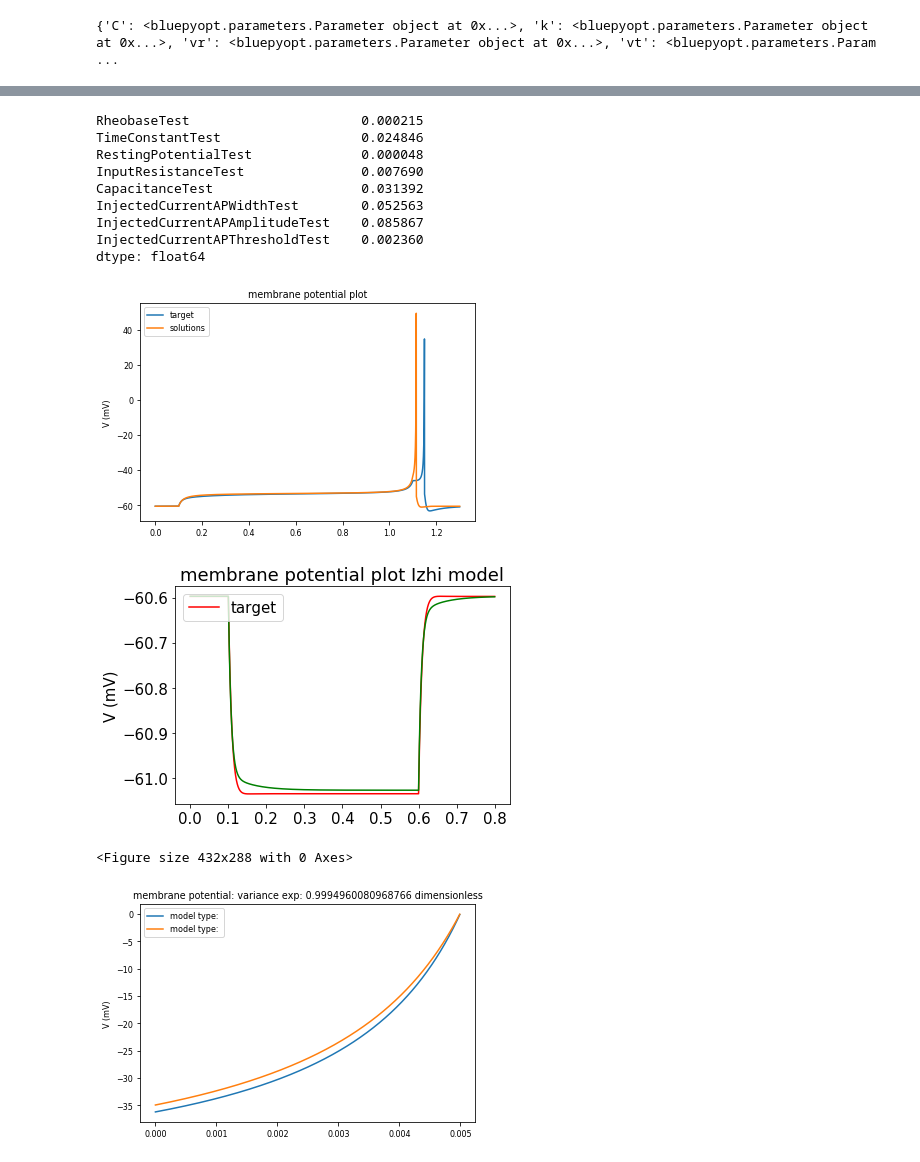
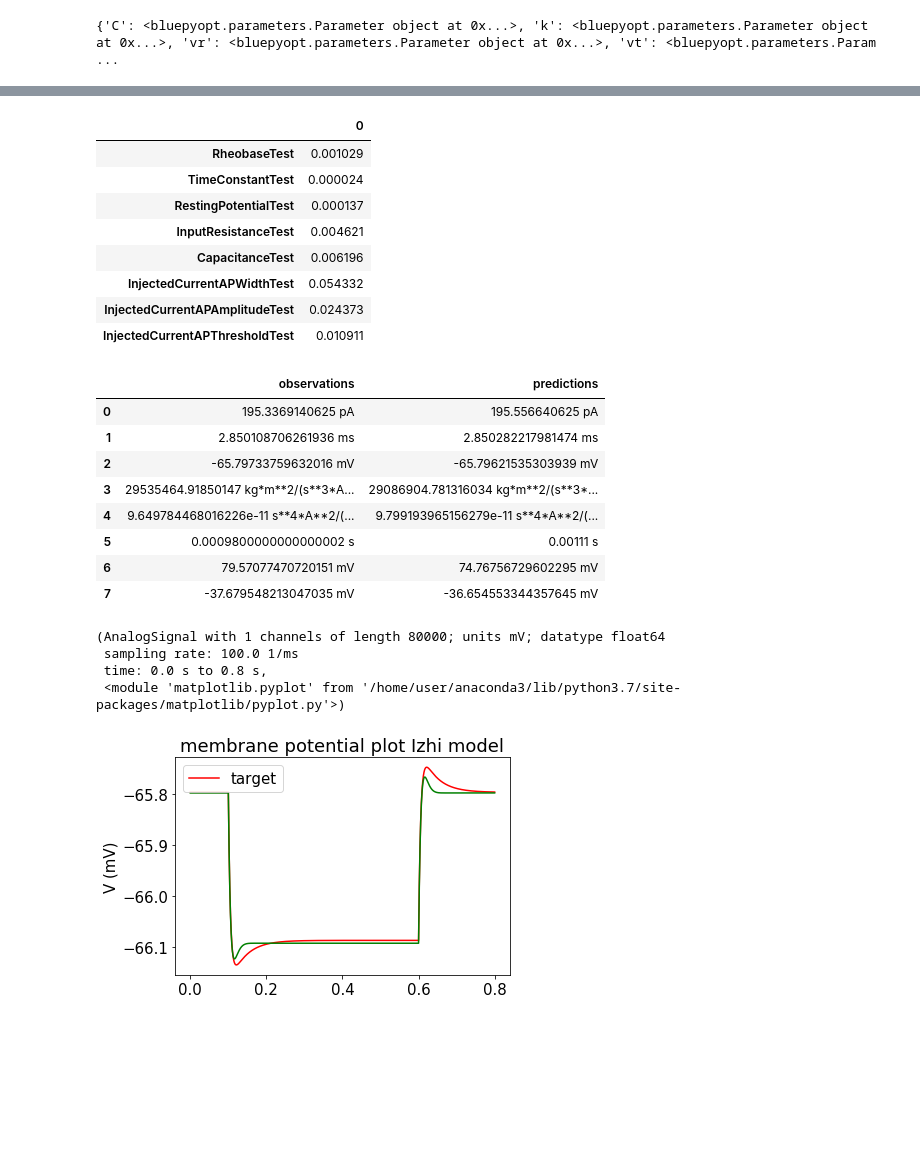
Before and after one commit to russelljjarvis/BluePyOptBU, a Jupyter notebook: examples/bpo_nu_fusion/threshold_not_guide_opt.ipynb, the cells around one changed output, grey strips where cells are left out. Saved outputs shown, nothing was run; the diff lists cells and outputs as text; code cells hidden in the pictures; blank space fills up the shorter version.

```diff
--- a/examples/bpo_nu_fusion/threshold_not_guide_opt.ipynb
+++ b/examples/bpo_nu_fusion/threshold_not_guide_opt.ipynb
@@ -307,26 +288,41 @@ opt = model.model_to_dtc()
 opt.attrs = {str(k):float(v) for k,v in cell_evaluator.param_dict(best_ind).items()}
 opt.tests = whole_suite
 obs_preds = opt.make_pretty(whole_suite)
-opt.SA
-# %% [output]
-RheobaseTest                      0.000215
-TimeConstantTest                  0.024846
-RestingPotentialTest              0.000048
-InputResistanceTest               0.007690
-CapacitanceTest                   0.031392
-InjectedCurrentAPWidthTest        0.052563
-InjectedCurrentAPAmplitudeTest    0.085867
-InjectedCurrentAPThresholdTest    0.002360
-dtype: float64
+# %%
+#print(dir(opt.SA))
+opt.SA.to_frame()
+# %% [output]
+|  | 0 |
+| RheobaseTest | 0.001029 |
+| TimeConstantTest | 0.000024 |
+| RestingPotentialTest | 0.000137 |
+| InputResistanceTest | 0.004621 |
+| CapacitanceTest | 0.006196 |
+| InjectedCurrentAPWidthTest | 0.054332 |
+| InjectedCurrentAPAmplitudeTest | 0.024373 |
+| InjectedCurrentAPThresholdTest | 0.010911 |
+# %%
+obs_preds
+# %% [output]
+|  | observations | predictions |
+| 0 | 195.3369140625 pA | 195.556640625 pA |
+| 1 | 2.850108706261936 ms | 2.850282217981474 ms |
+| 2 | -65.79733759632016 mV | -65.79621535303939 mV |
+| 3 | 29535464.91850147 kg*m**2/(s**3*A... | 29086904.781316034 kg*m**2/(s**3*... |
+| 4 | 9.649784468016226e-11 s**4*A**2/(... | 9.799193965156279e-11 s**4*A**2/(... |
+| 5 | 0.0009800000000000002 s | 0.00111 s |
+| 6 | 79.57077470720151 mV | 74.76756729602295 mV |
+| 7 | -37.679548213047035 mV | -36.654553344357645 mV |
 # %%
-check_binary_match(target,opt,snippets=False,plotly=False)
+#check_binary_match(target,opt,snippets=False,plotly=False)
 inject_and_plot_passive_model(opt,second=target,plotly=False)
-check_binary_match(target,opt,snippets=True,plotly=False)
+#check_binary_match(target,opt,snippets=True,plotly=False)
 # %% [output]
+(AnalogSignal with 1 channels of length 80000; units mV; datatype float64
+ sampling rate: 100.0 1/ms
+ time: 0.0 s to 0.8 s,
+ <module 'matplotlib.pyplot' from '/home/user/anaconda3/lib/python3.7/site-packages/matplotlib/pyplot.py'>)
-[figure, old version]
+[figure, new version]
-[figure, removed]
-<Figure size 432x288 with 0 Axes>
-[figure, removed]
 # %%
 from mpl_toolkits.mplot3d import Axes3D
 import matplotlib.pyplot as plt
```
Also changed, not shown: parts of 6 cells of this notebook.
